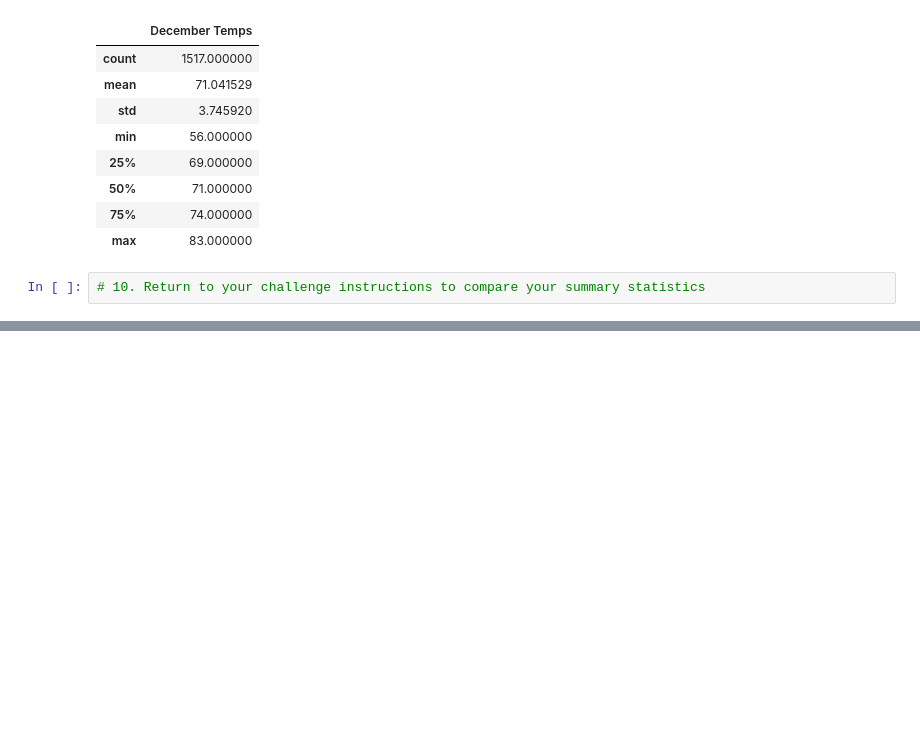
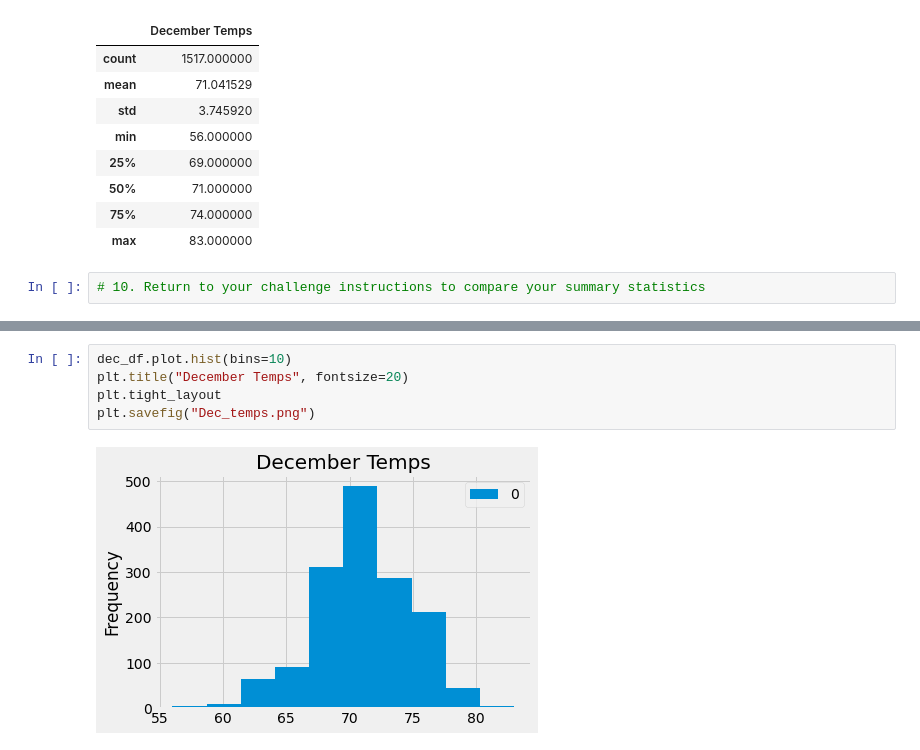
Before and after one commit to shimengya/surfs_up, a Jupyter notebook: SurfsUp_Challenge.ipynb, the cells around one changed output, grey strips where cells are left out. Drawn from its saved outputs; the diff is of its cells as text; blank space fills up the shorter version.

```diff
--- a/SurfsUp_Challenge.ipynb
+++ b/SurfsUp_Challenge.ipynb
@@ -151,0 +162,7 @@ dec_df.rename(columns={0: "December Temps"}).describe()
+# %%
+dec_df.plot.hist(bins=10)
+plt.title("December Temps", fontsize=20)
+plt.tight_layout
+plt.savefig("Dec_temps.png")
+# %% [output]
+[figure, added]
```
Also changed, not shown: parts of 2 cells of this notebook, 3 other files.
